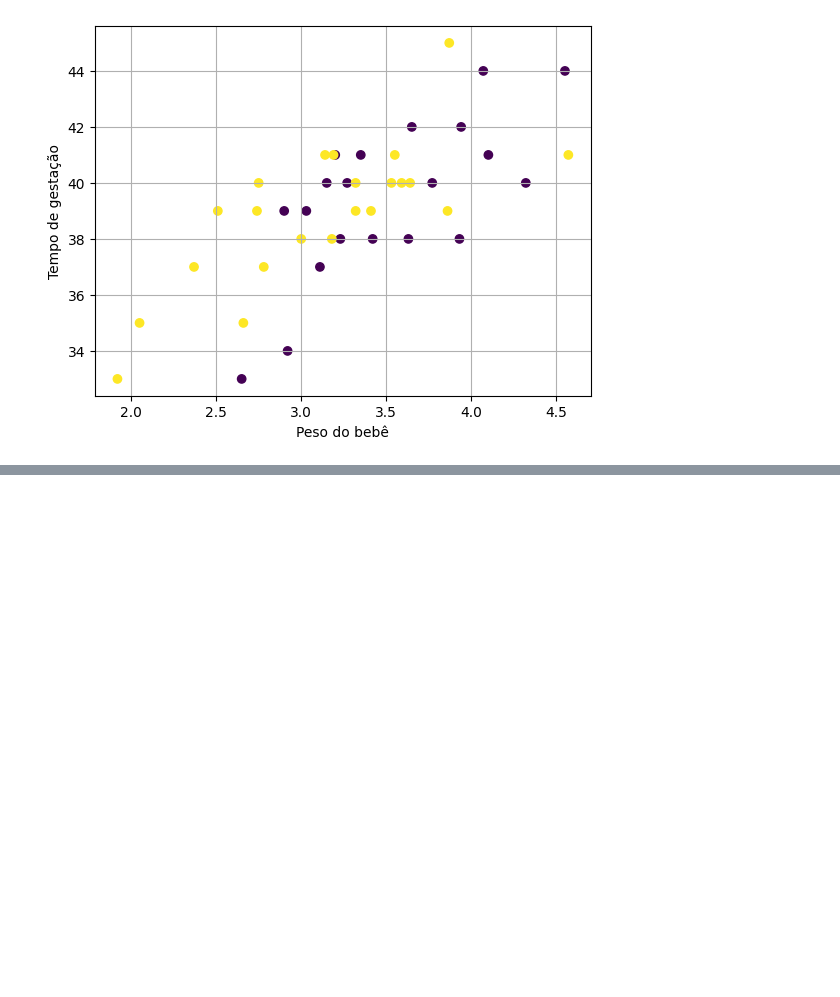
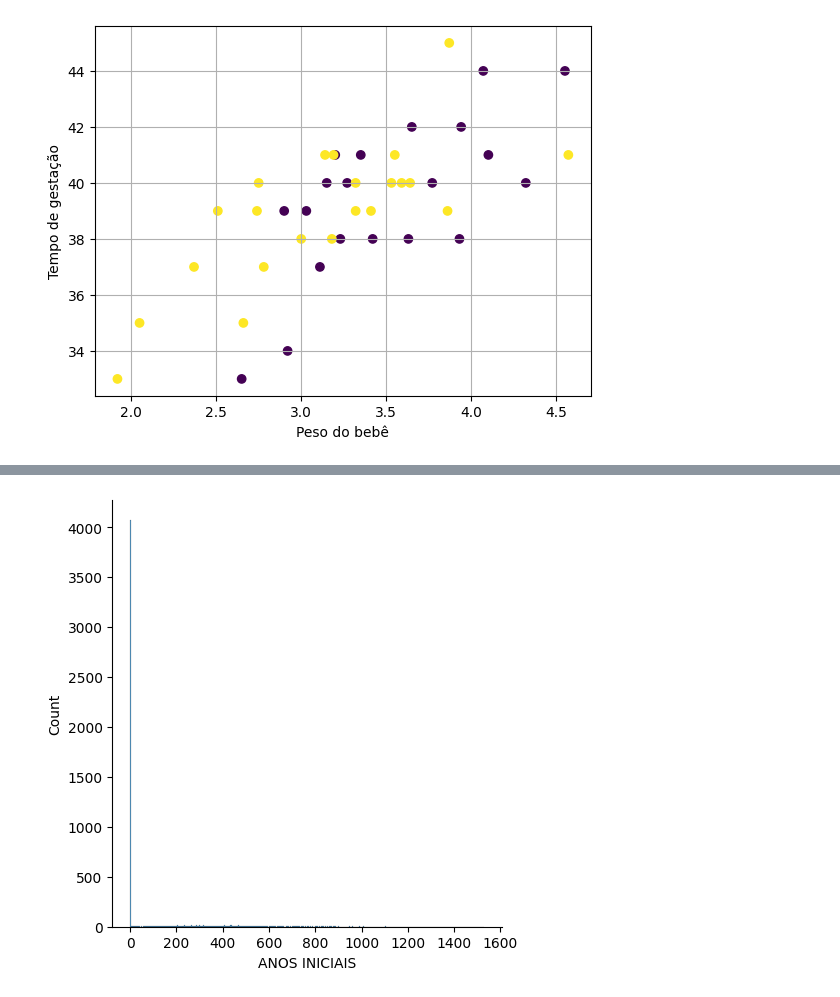
Before and after one commit to gustavogzr/univesp_disciplinas, a Jupyter notebook: Mineracao_Dados/Semana03.ipynb, the cells around one changed output, grey strips where cells are left out. Cells and saved outputs as stored; diff of their text form; code cells hidden in the pictures; blank space fills up the shorter version.

```diff
--- a/Mineracao_Dados/Semana03.ipynb
+++ b/Mineracao_Dados/Semana03.ipynb
@@ -68,3 +73,7 @@ plt.ylabel('Tempo de gestação')
 plt.show()
 # %% [output]
 [figure]
+# %%
+# importar arquivos "Quantidade de alunos por tipo de ensino da rede estadual_2021_1°SEMESTRE.csv"
+df_escolas = pd.read_csv('Quantidade de alunos por tipo de ensino da rede estadual_2021_1°SEMESTRE.csv', sep=';')
+df_escolas.head()
@@ -70,0 +108,5 @@ plt.show()
+# %%
+sns.displot(df_escolas['ANOS INICIAIS'])
+plt.show()
+# %% [output]
+[figure, added]
```
Also changed, not shown: parts of 16 cells of this notebook, 1 other file.
